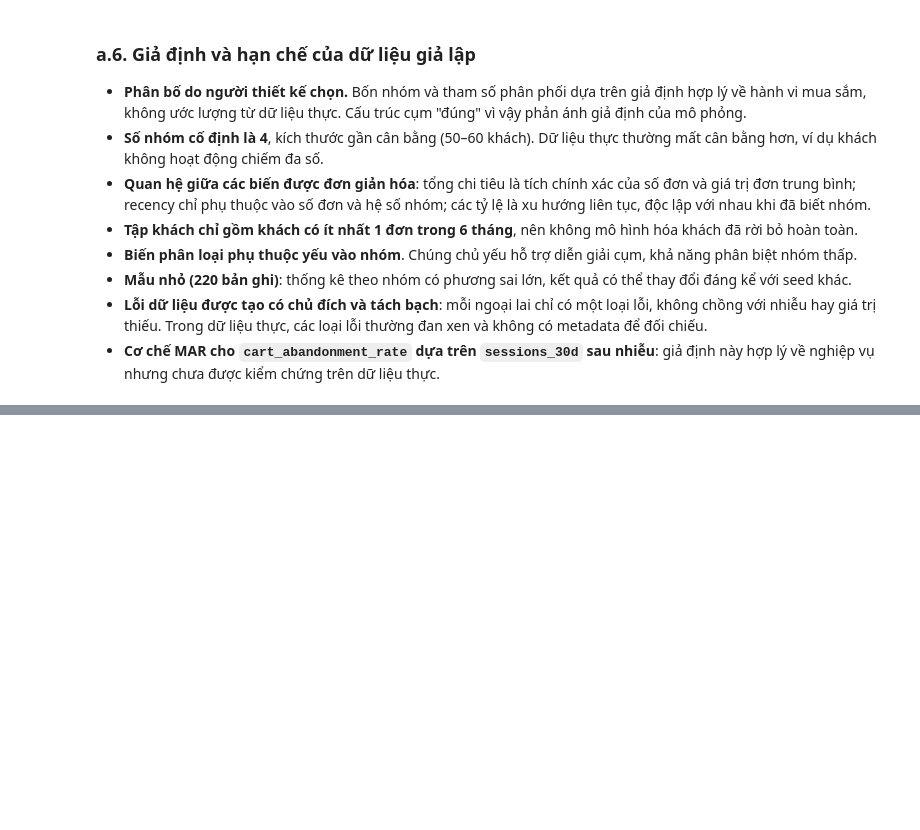
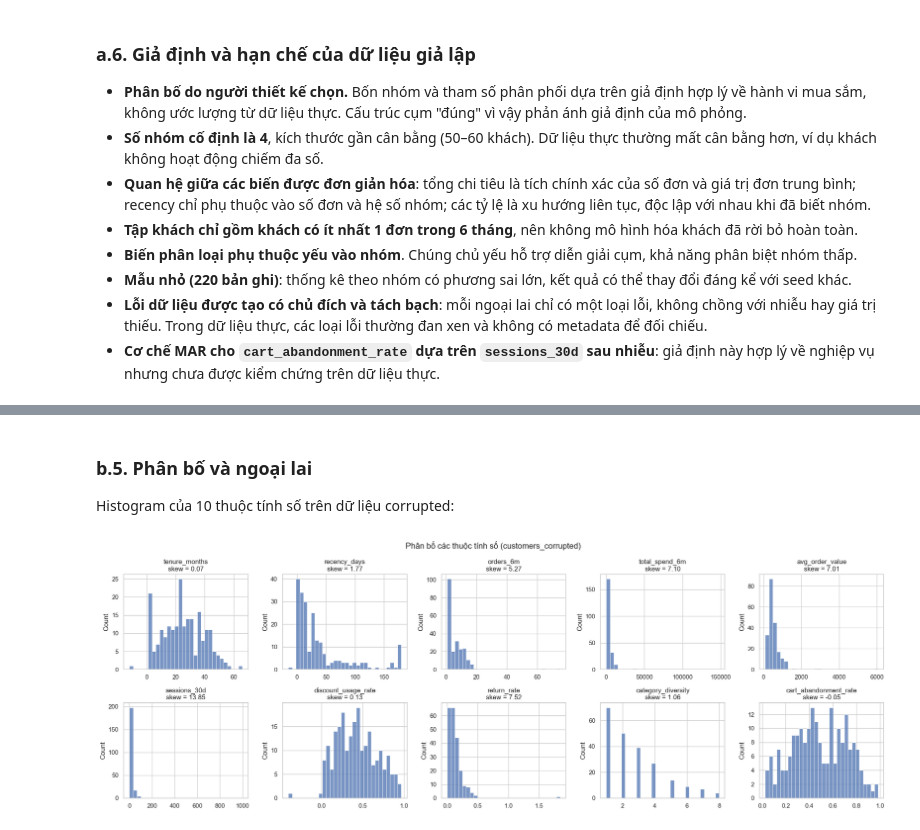
Before and after one commit to Longkyoladn/Datamining-, a Jupyter notebook: customer_segmentation/notebooks/customer_segmentation.ipynb, the cells around one changed output, grey strips where cells are left out. Drawn from its saved outputs; the diff is of its cells as text; code cells hidden in the pictures; blank space fills up the shorter version.

```diff
--- a/customer_segmentation/notebooks/customer_segmentation.ipynb
+++ b/customer_segmentation/notebooks/customer_segmentation.ipynb
@@ -734,0 +746,8 @@ Saved metadata\simulation_metadata.csv (18802 bytes)
+# %%
+eda_df = pd.read_csv(DATA_DIR / "customers_corrupted.csv")
+
+print("Shape:", eda_df.shape)
+print("Duplicated customer_id:", eda_df["customer_id"].duplicated().sum())
+print("Duplicated rows (all columns):", eda_df.duplicated().sum())
+print("Duplicated rows (input features only):", eda_df[INPUT_FEATURES].duplicated().sum())
+eda_df.dtypes.rename("dtype").to_frame().T
@@ -734,0 +791,7 @@ Saved metadata\simulation_metadata.csv (18802 bytes)
+# %%
+for column in CATEGORICAL_FEATURES:
+    frequency = pd.DataFrame({
+        "count": eda_df[column].value_counts(),
+        "ratio": eda_df[column].value_counts(normalize=True).round(3),
+    })
+    print(f"\n{column}\n{frequency.to_string()}")
@@ -734,0 +843,10 @@ Saved metadata\simulation_metadata.csv (18802 bytes)
+# %%
+def compare_by_missing(df, missing_column, compare_columns):
+    is_missing = df[missing_column].isna().map({False: "observed", True: "missing"})
+    return df.groupby(is_missing)[compare_columns].median().T
+
+
+compare_columns = ["sessions_30d", "orders_6m", "recency_days", "total_spend_6m", "tenure_months"]
+for column in ["avg_order_value", "cart_abandonment_rate"]:
+    print(f"\nMedian of other features by missingness of {column}")
+    print(compare_by_missing(eda_df, column, compare_columns).round(2).to_string())
@@ -734,0 +876,16 @@ Saved metadata\simulation_metadata.csv (18802 bytes)
+# %% [markdown]
+### b.5. Phân bố và ngoại lai
+
+Histogram của 10 thuộc tính số trên dữ liệu corrupted:
+# %%
+fig, axes = plt.subplots(2, 5, figsize=(20, 7))
+for ax, column in zip(axes.ravel(), NUMERIC_FEATURES):
+    sns.histplot(eda_df[column].dropna(), bins=30, ax=ax)
+    ax.set_title(f"{column}\nskew = {eda_df[column].skew():.2f}")
+    ax.set_xlabel("")
+fig.suptitle("Phân bố các thuộc tính số (customers_corrupted)")
+fig.tight_layout()
+fig.savefig(FIGURE_DIR / "b_histograms_corrupted.png", dpi=150)
+plt.show()
+# %% [output]
+[figure, added]
```
Also changed, not shown: parts of 37 cells of this notebook, 4 other files.
